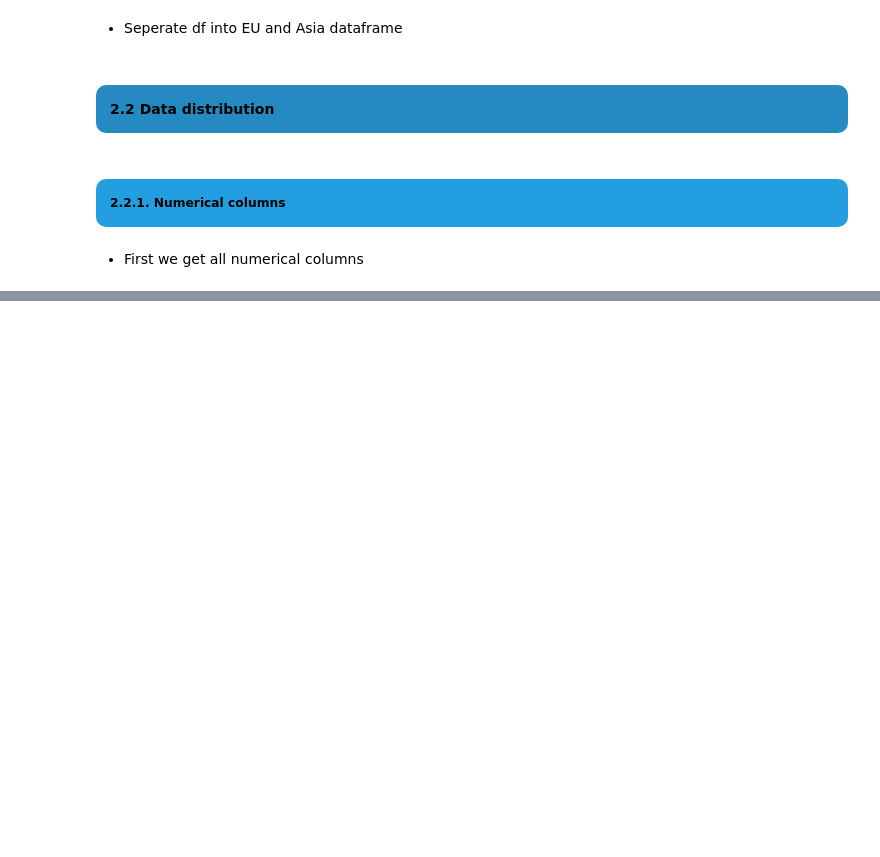
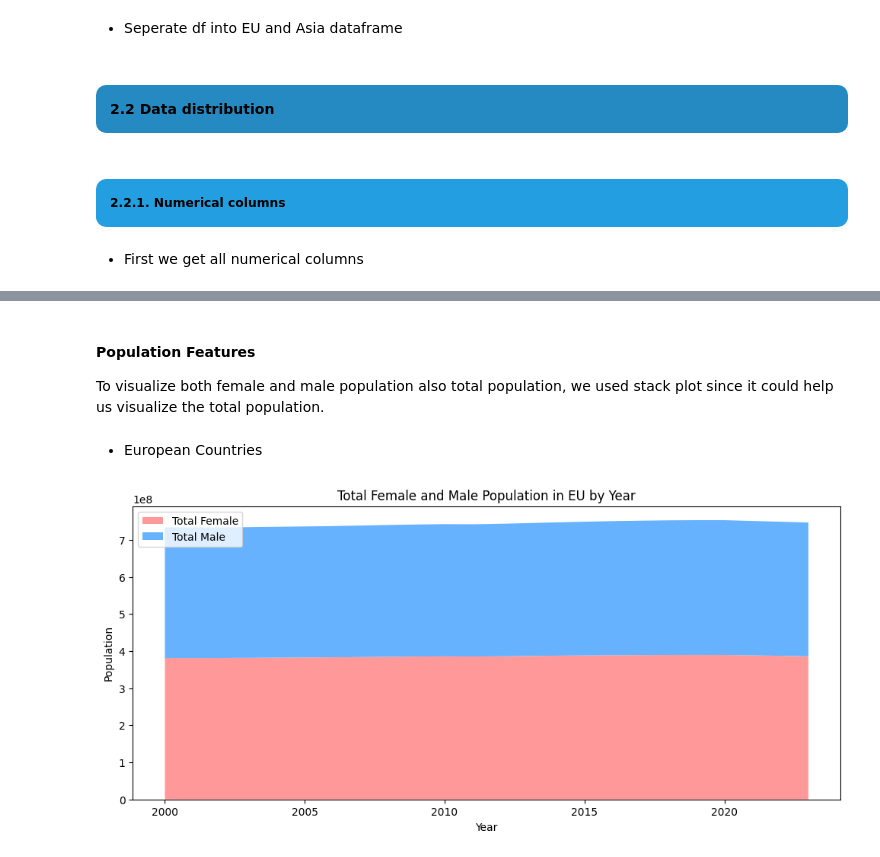
Before and after one commit to truongthuankiet1990gmailcom/Data-Visualization-HW2, a Jupyter notebook: 22127224_22127254.ipynb, the cells around one changed output, grey strips where cells are left out. Cells and saved outputs as stored; diff of their text form; code cells hidden in the pictures; blank space fills up the shorter version.

```diff
--- a/22127224_22127254.ipynb
+++ b/22127224_22127254.ipynb
@@ -624,0 +635,21 @@ plt.show()
+# %% [markdown]
+#### Population Features
+
+To visualize both female and male population also total population, we used stack plot since it could help us visualize the total population.
+# %% [markdown]
+- European Countries
+# %%
+total_female_by_year_eu = EU_df.groupby('Year')['Female Population'].sum()
+total_male_by_year_eu = EU_df.groupby('Year')['Male Population'].sum()
+
+plt.figure(figsize=(12,5))
+colors_map = ['#FF9999', '#66B2FF']  # Light red and light blue
+plt.stackplot(total_female_by_year_eu.index, total_female_by_year_eu, total_male_by_year_eu,
+              labels=['Total Female', 'Total Male'], colors=colors_map)
+plt.legend(loc='upper left')
+plt.xlabel('Year')
+plt.ylabel('Population')
+plt.title('Total Female and Male Population in EU by Year')
+plt.show()
+# %% [output]
+[figure, added]
```
Also changed, not shown: parts of 16 cells of this notebook.
